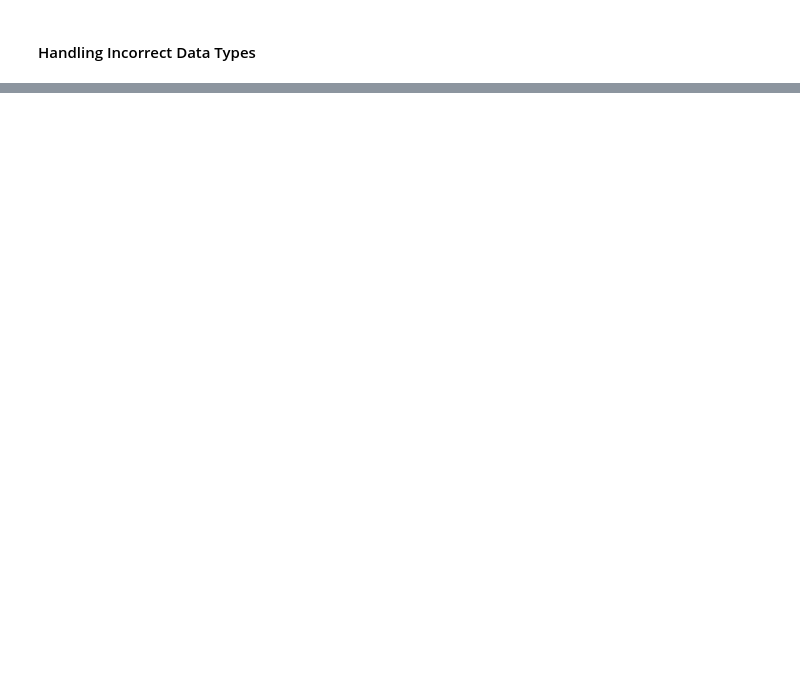
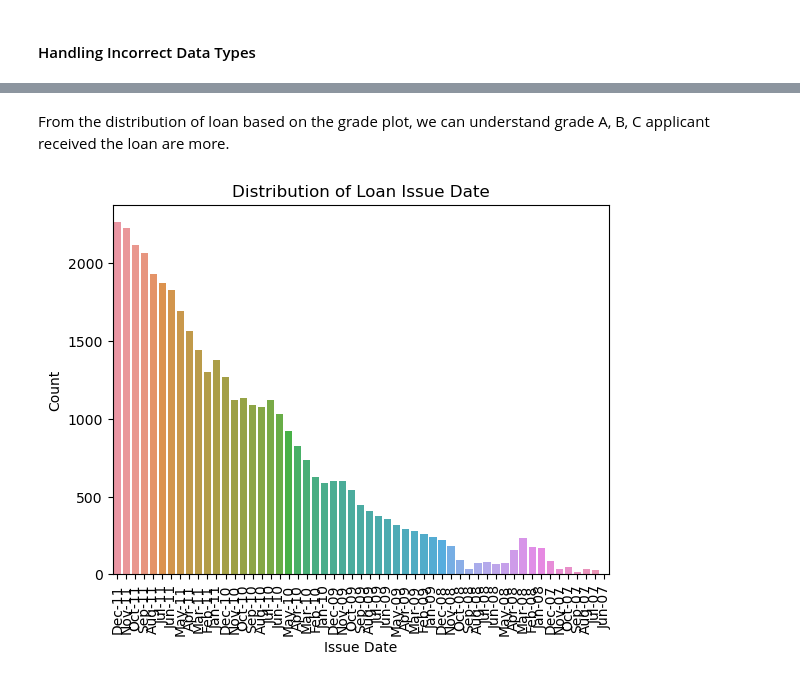
Before and after one commit to kafee651/LendingClubCaseStudy, a Jupyter notebook: LendingClubCaseStudy.ipynb, the cells around one changed output, grey strips where cells are left out. Cells and saved outputs as stored; diff of their text form; code cells hidden in the pictures; blank space fills up the shorter version.

```diff
--- a/LendingClubCaseStudy.ipynb
+++ b/LendingClubCaseStudy.ipynb
@@ -520,0 +274,12 @@ plt.show()
+# %% [markdown]
+From the distribution of loan based on the grade plot, we can understand grade A, B, C applicant received the loan are more.
+# %%
+#Distribution of loan Issue Date
+sns.countplot(x='issue_d', data=inp1)
+plt.title('Distribution of Loan Issue Date')
+plt.xlabel('Issue Date')
+plt.ylabel('Count')
+plt.xticks(rotation=90)
+plt.show()
+# %% [output]
+[figure, added]
```
Also changed, not shown: parts of 247 cells of this notebook, 3 other files.
